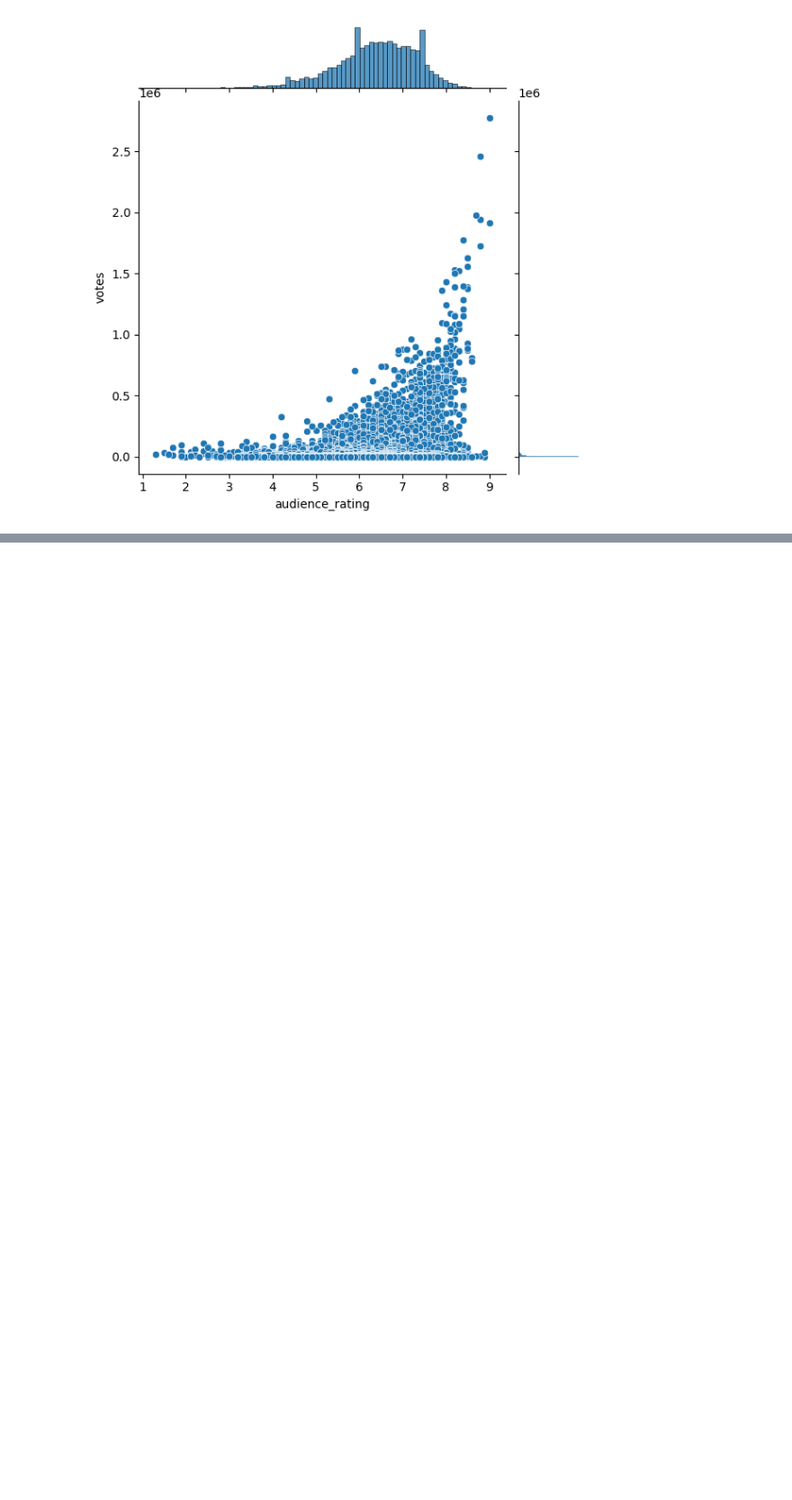
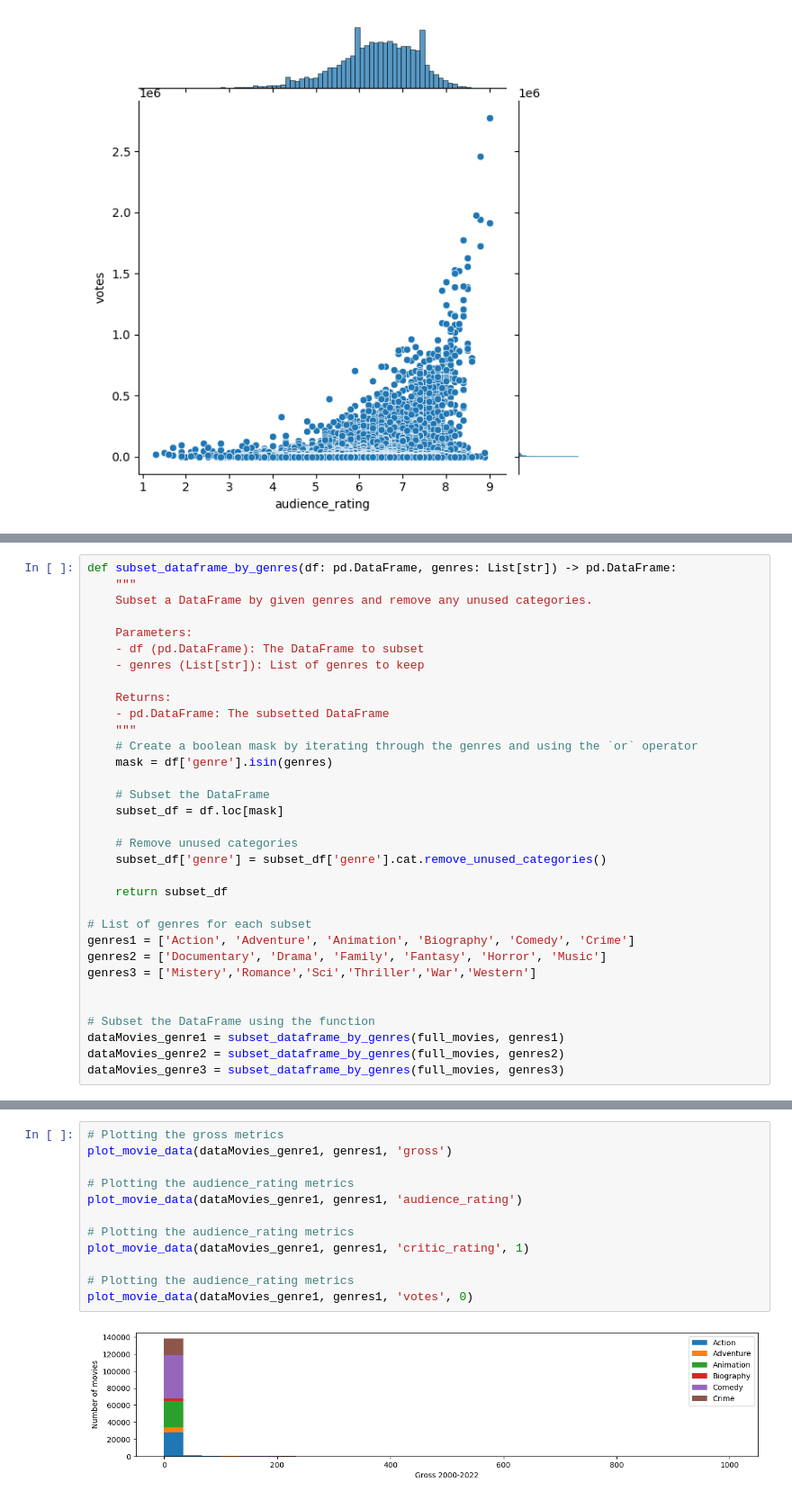
Before and after one commit to DiogoRibeiro7/imbd_movies_data_analysis, a Jupyter notebook: movie_analysis.ipynb, the cells around one changed output, grey strips where cells are left out. Shown at 90% size. Drawn from its saved outputs; the diff is of its cells as text; blank space fills up the shorter version.

```diff
--- a/movie_analysis.ipynb
+++ b/movie_analysis.ipynb
@@ -69,0 +118,33 @@ sns.jointplot(data=movies, x='audience_rating', y='votes')
+# %%
+def subset_dataframe_by_genres(df: pd.DataFrame, genres: List[str]) -> pd.DataFrame:
+    """
+    Subset a DataFrame by given genres and remove any unused categories.
+
+    Parameters:
+    - df (pd.DataFrame): The DataFrame to subset
+    - genres (List[str]): List of genres to keep
+
+    Returns:
+    - pd.DataFrame: The subsetted DataFrame
+    """
+    # Create a boolean mask by iterating through the genres and using the `or` operator
+    mask = df['genre'].isin(genres)
+
+    # Subset the DataFrame
+    subset_df = df.loc[mask]
+
+    # Remove unused categories
+    subset_df['genre'] = subset_df['genre'].cat.remove_unused_categories()
+
+    return subset_df
+
+# List of genres for each subset
+genres1 = ['Action', 'Adventure', 'Animation', 'Biography', 'Comedy', 'Crime']
+genres2 = ['Documentary', 'Drama', 'Family', 'Fantasy', 'Horror', 'Music']
+genres3 = ['Mistery','Romance','Sci','Thriller','War','Western']
+
+
+# Subset the DataFrame using the function
+dataMovies_genre1 = subset_dataframe_by_genres(full_movies, genres1)
+dataMovies_genre2 = subset_dataframe_by_genres(full_movies, genres2)
+dataMovies_genre3 = subset_dataframe_by_genres(full_movies, genres3)
@@ -69,0 +215,14 @@ sns.jointplot(data=movies, x='audience_rating', y='votes')
+# %%
+# Plotting the gross metrics
+plot_movie_data(dataMovies_genre1, genres1, 'gross')
+
+# Plotting the audience_rating metrics
+plot_movie_data(dataMovies_genre1, genres1, 'audience_rating')
+
+# Plotting the audience_rating metrics
+plot_movie_data(dataMovies_genre1, genres1, 'critic_rating', 1)
+
+# Plotting the audience_rating metrics
+plot_movie_data(dataMovies_genre1, genres1, 'votes', 0)
+# %% [output]
+[figure, added]
```
Also changed, not shown: parts of 9 cells of this notebook.
